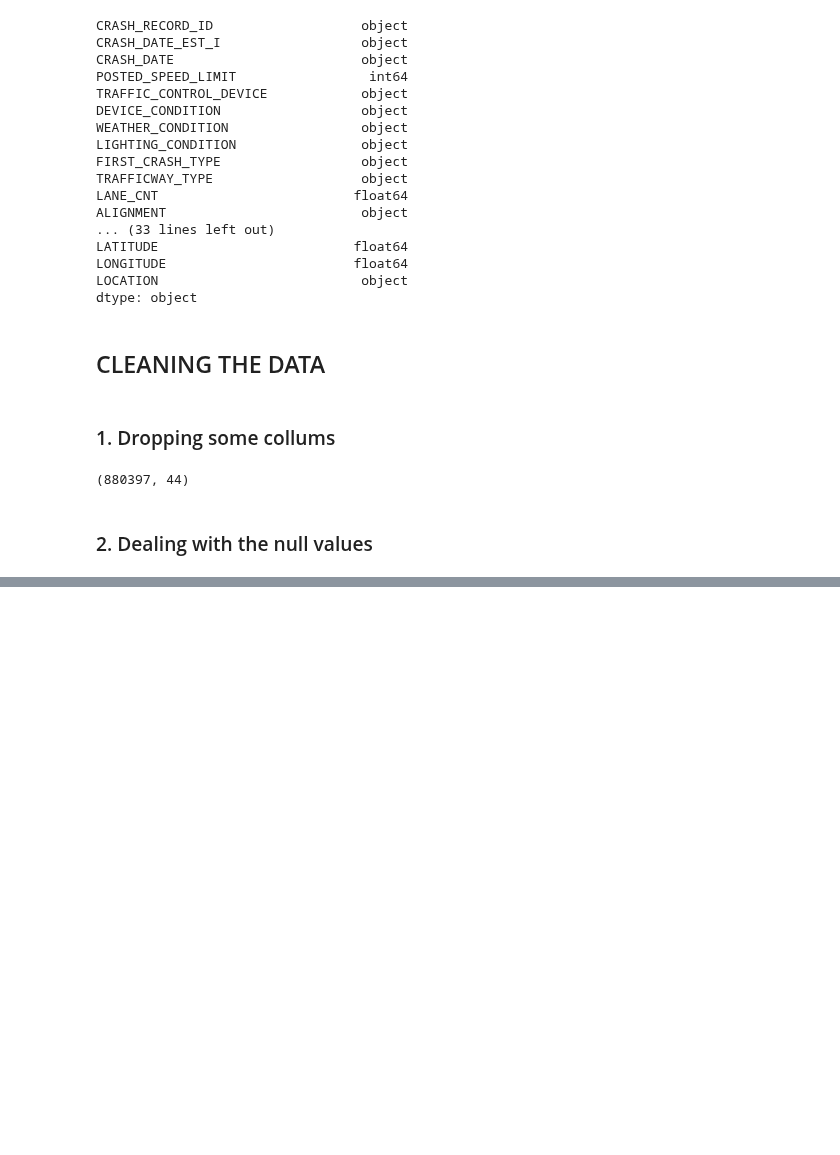
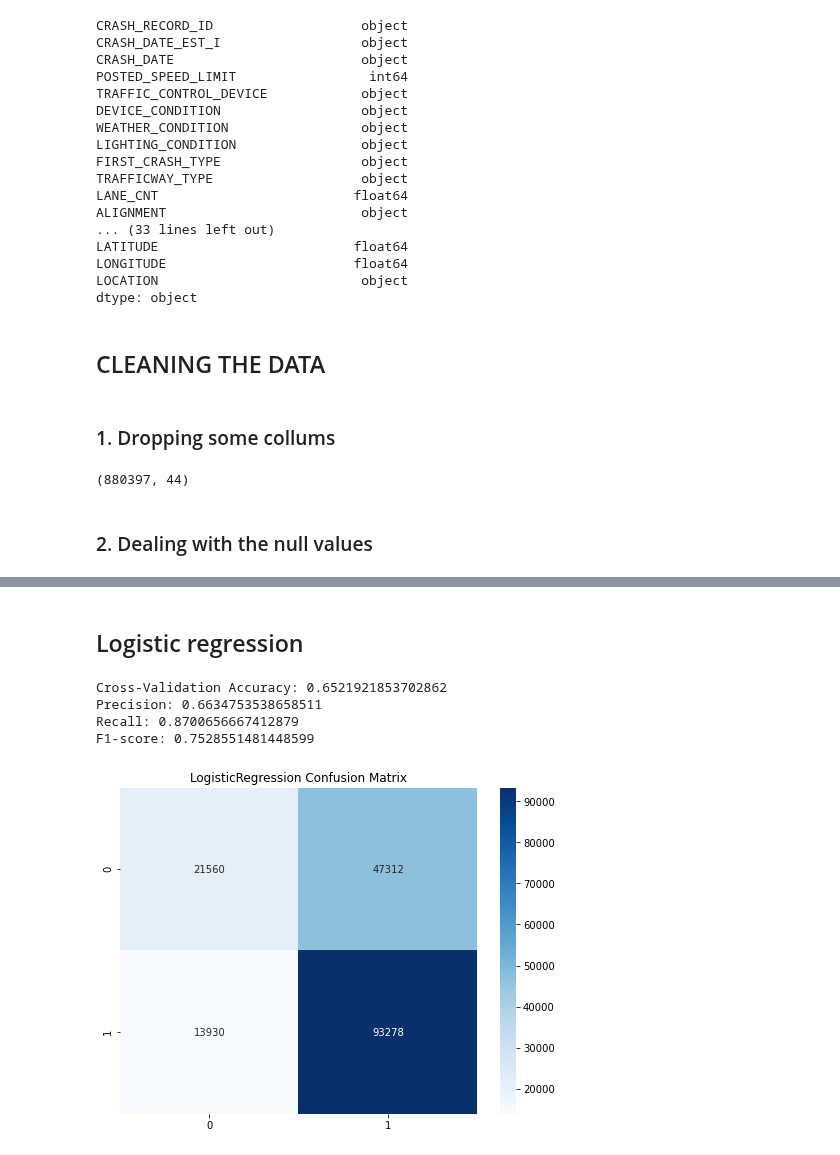
Before and after one commit to Cynthia-Njambi/City-of-Chicago-Traffic-Crashes-Project, a Jupyter notebook: groups/aggrey.ipynb, the cells around one changed output, grey strips where cells are left out. Drawn from its saved outputs; the diff is of its cells as text; code cells hidden in the pictures; blank space fills up the shorter version.

```diff
--- a/groups/aggrey.ipynb
+++ b/groups/aggrey.ipynb
@@ -115,0 +272,37 @@ df1.shape
+# %% [markdown]
+## Logistic regression
+# %%
+from sklearn.linear_model import LogisticRegression
+import seaborn as sns
+from sklearn.metrics import classification_report, roc_curve, auc, confusion_matrix, precision_score, accuracy_score, f1_score, recall_score
+
+
+logreg = LogisticRegression()
+logreg.fit(X_train_pca, y_train)
+y_pred_logreg = logreg.predict(X_test_pca)
+
+
+accuracy_rf = accuracy_score(y_test, y_pred_logreg)
+precision_rf = precision_score(y_test, y_pred_logreg)
+recall_rf = recall_score(y_test, y_pred_logreg)
+f1_rf = f1_score(y_test, y_pred_logreg)
+
+# Print the evaluation metrics
+print("Cross-Validation Accuracy:", accuracy_rf)
+print("Precision:", precision_rf)
+print("Recall:", recall_rf)
+print("F1-score:", f1_rf)
+
+cm = confusion_matrix(y_test, y_pred_logreg)
+
+plt.figure(figsize=(8, 6))
+sns.heatmap(cm, annot=True, fmt='d', cmap="Blues")
+plt.title("LogisticRegression Confusion Matrix")
+
+plt.show()
+# %% [output]
+Cross-Validation Accuracy: 0.6521921853702862
+Precision: 0.6634753538658511
+Recall: 0.8700656667412879
+F1-score: 0.7528551481448599
+[figure, added]
```
Also changed, not shown: parts of 28 cells of this notebook.
